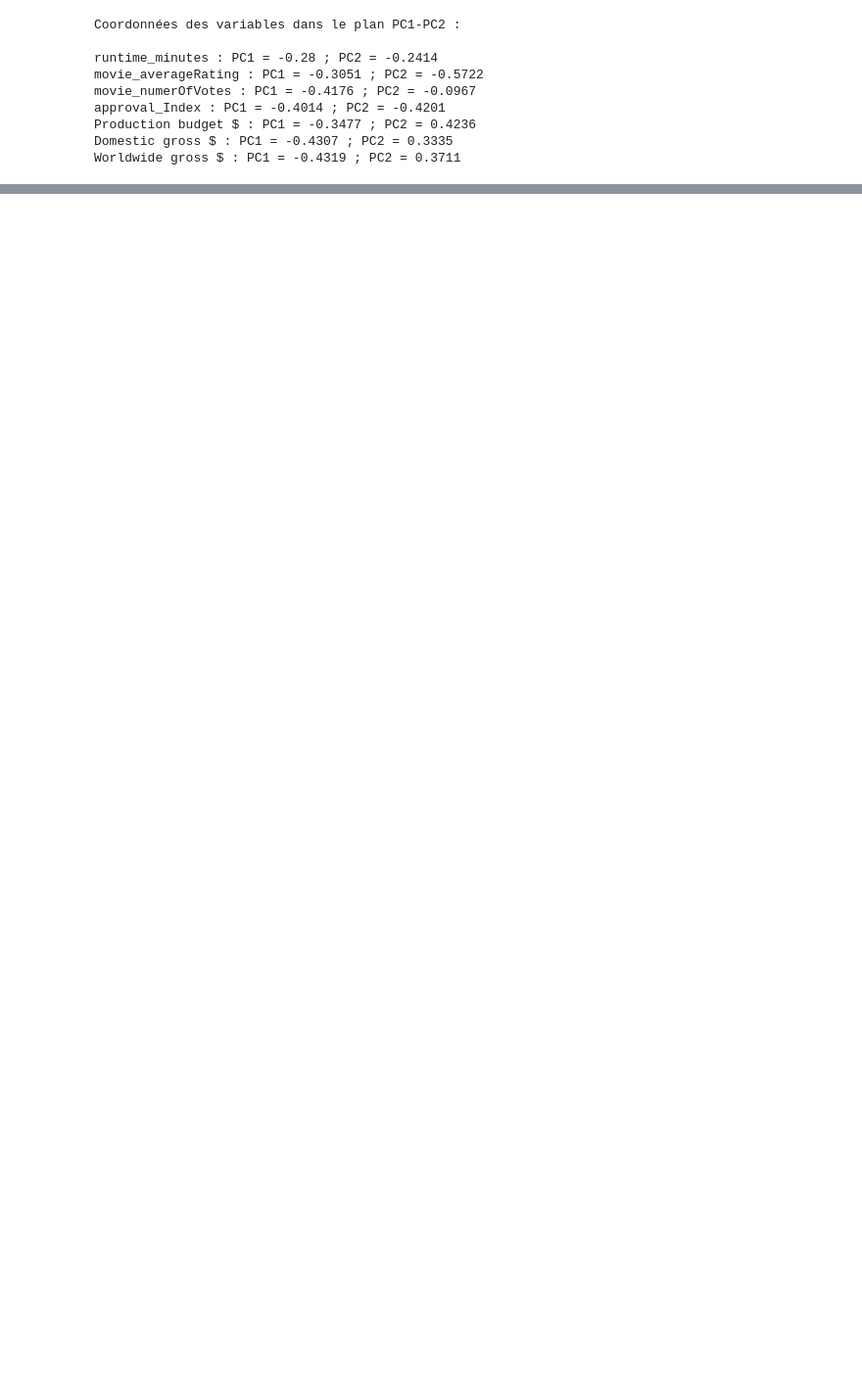
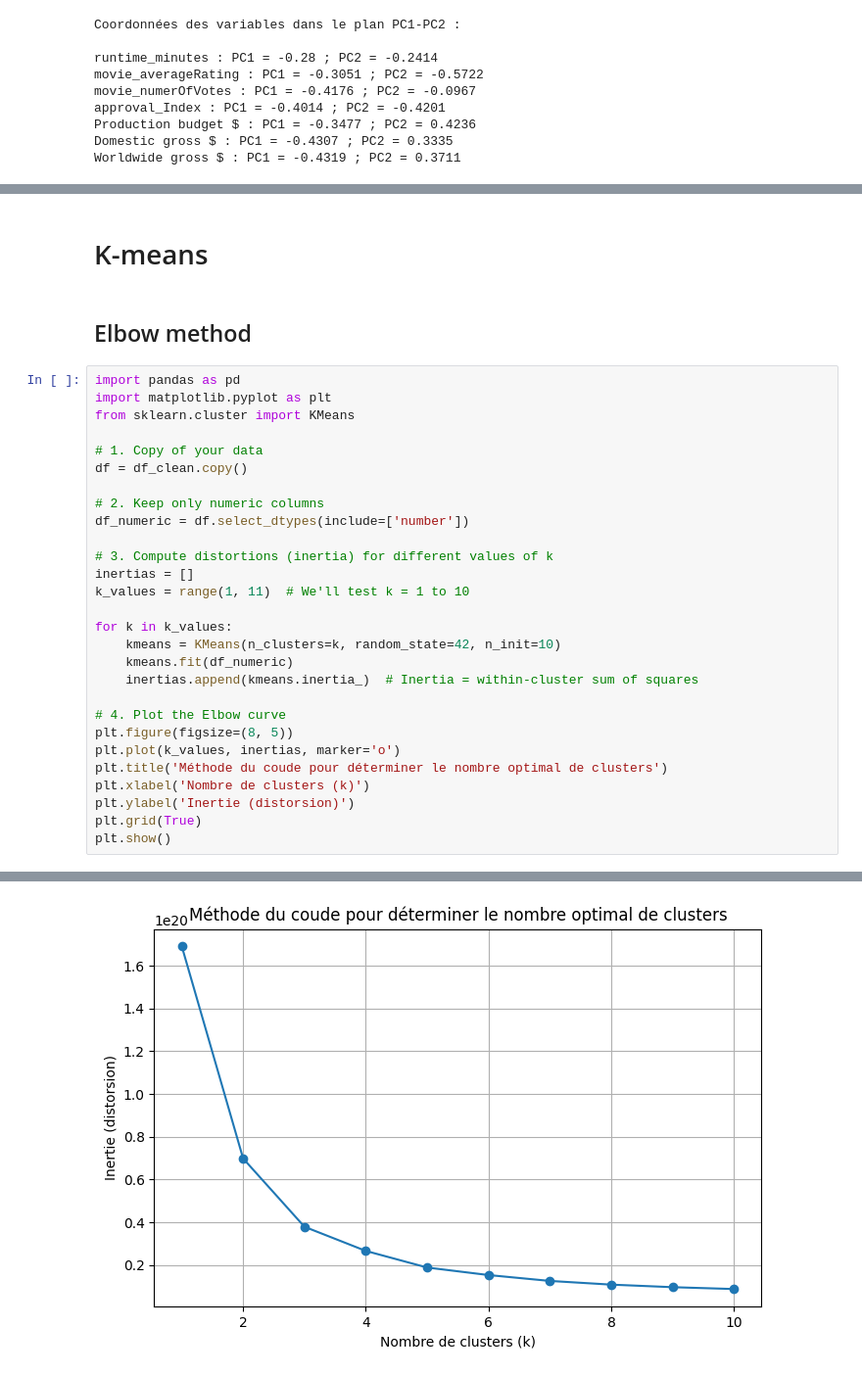
Before and after one commit to salhi-mohamed/CinemaLab, a Jupyter notebook: Untitled-1.ipynb, the cells around one changed output, grey strips where cells are left out. Shown at 98% size. Cells and saved outputs as stored; diff of their text form; blank space fills up the shorter version.

```diff
--- a/Untitled-1.ipynb
+++ b/Untitled-1.ipynb
@@ -530,0 +664,33 @@ Worldwide gross $ : PC1 = -0.4319 ; PC2 = 0.3711
+# %% [markdown]
+# K-means
+# %% [markdown]
+## Elbow method
+# %%
+import pandas as pd
+import matplotlib.pyplot as plt
+from sklearn.cluster import KMeans
+
+# 1. Copy of your data
+df = df_clean.copy()
+
+# 2. Keep only numeric columns
+df_numeric = df.select_dtypes(include=['number'])
+
+# 3. Compute distortions (inertia) for different values of k
+inertias = []
+k_values = range(1, 11)  # We'll test k = 1 to 10
+
+for k in k_values:
+    kmeans = KMeans(n_clusters=k, random_state=42, n_init=10)
+    kmeans.fit(df_numeric)
+    inertias.append(kmeans.inertia_)  # Inertia = within-cluster sum of squares
+
+# 4. Plot the Elbow curve
+plt.figure(figsize=(8, 5))
+plt.plot(k_values, inertias, marker='o')
+plt.title('Méthode du coude pour déterminer le nombre optimal de clusters')
+plt.xlabel('Nombre de clusters (k)')
+plt.ylabel('Inertie (distorsion)')
+plt.grid(True)
+plt.show()
+# %% [output]
@@ -530,0 +711 @@ Worldwide gross $ : PC1 = -0.4319 ; PC2 = 0.3711
+[figure, added]
```
Also changed, not shown: parts of 10 cells of this notebook, 1 other file.
